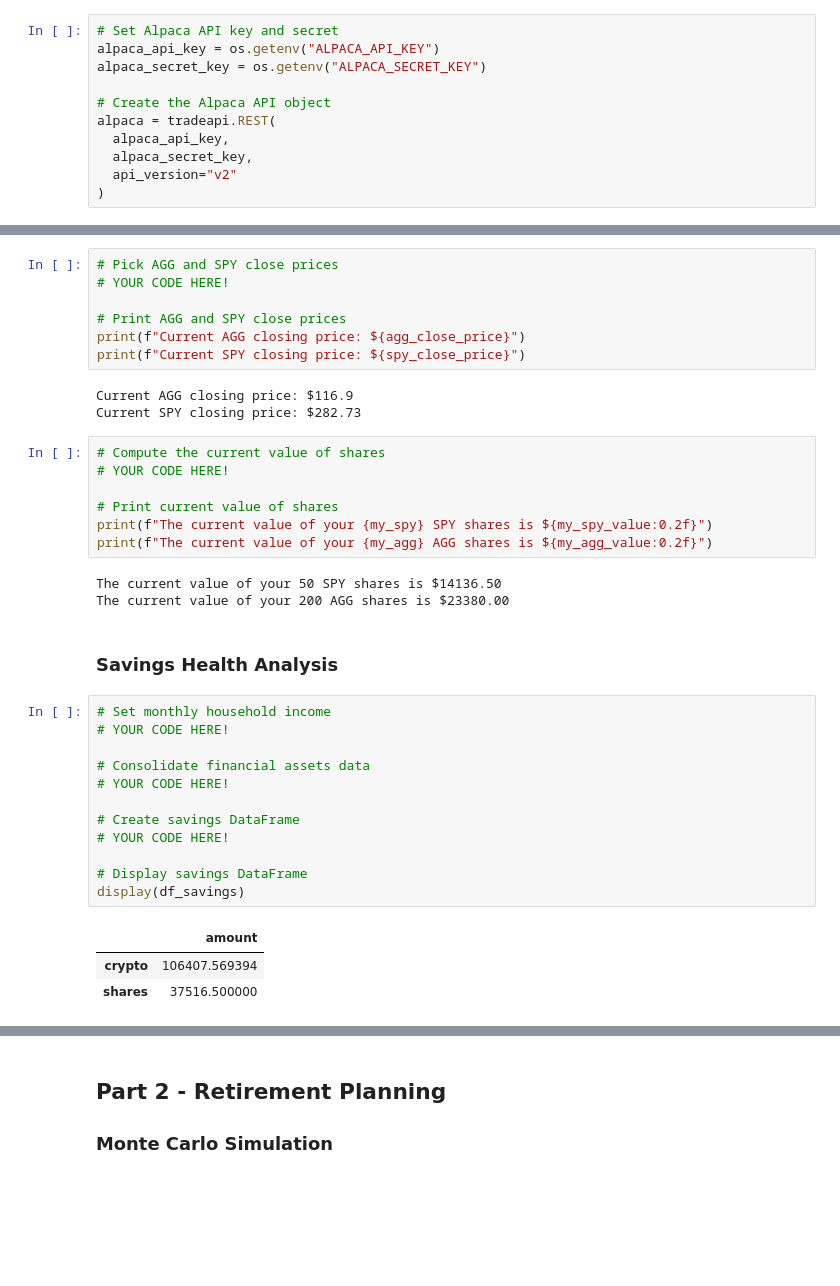
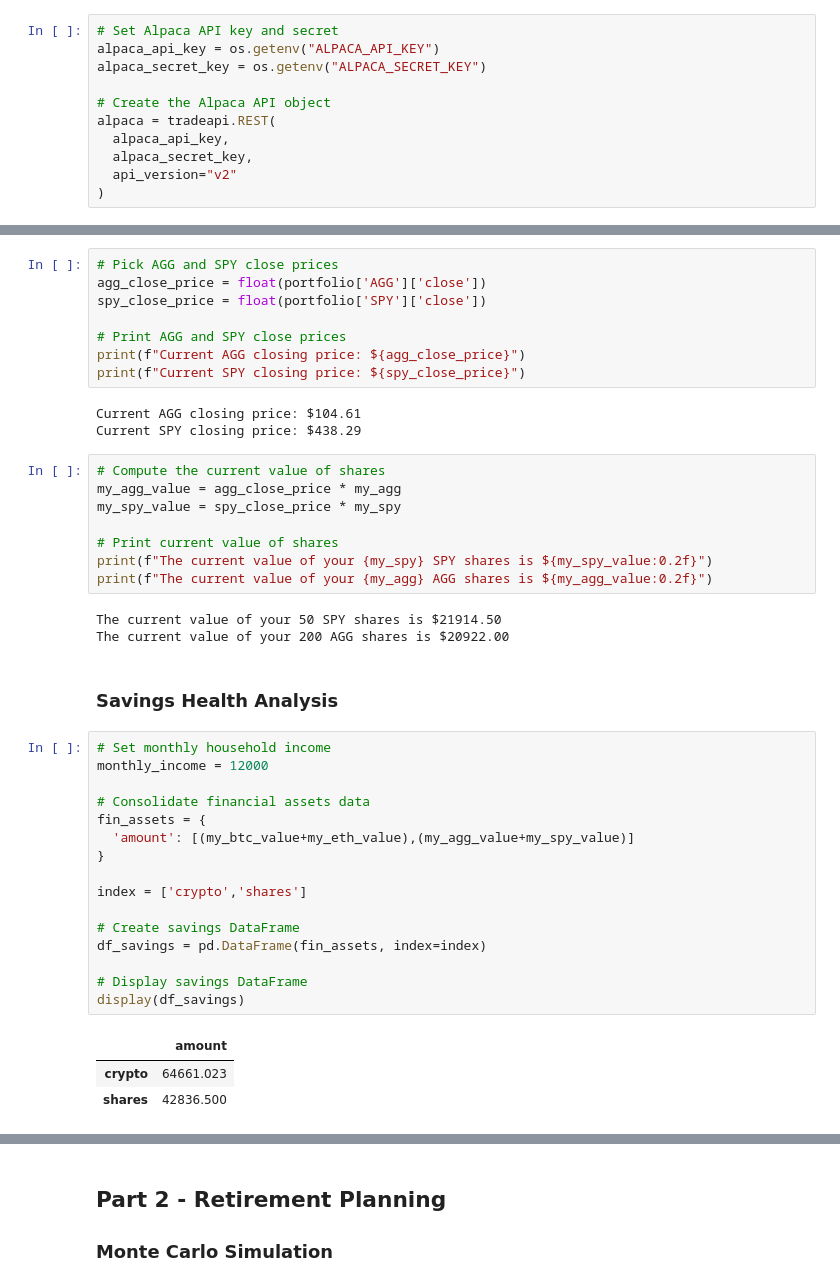
Before and after one commit to emersonwen/Rutgers_FinTech_Homework, a Jupyter notebook: Week-Five-Homework/Instructions/Starter_Code/financial-planner.ipynb, the cells around one changed output, grey strips where cells are left out. Saved outputs shown, nothing was run; the diff lists cells and outputs as text; blank space fills up the shorter version.

```diff
--- a/Week-Five-Homework/Instructions/Starter_Code/financial-planner.ipynb
+++ b/Week-Five-Homework/Instructions/Starter_Code/financial-planner.ipynb
@@ -103,39 +103,45 @@ portfolio
 | 2022-04-12 04:00:00+00:00 | 104.83 | 104.92 | 104.58 | 104.61 | 8448652 | 29955 | 104.740856 | 443.02 | 445.75 | 436.6501 | ... |
 # %%
 # Pick AGG and SPY close prices
-# YOUR CODE HERE!
+agg_close_price = float(portfolio['AGG']['close'])
+spy_close_price = float(portfolio['SPY']['close'])
 
 # Print AGG and SPY close prices
 print(f"Current AGG closing price: ${agg_close_price}")
 print(f"Current SPY closing price: ${spy_close_price}")
 # %% [output]
-Current AGG closing price: $116.9
-Current SPY closing price: $282.73
+Current AGG closing price: $104.61
+Current SPY closing price: $438.29
 # %%
 # Compute the current value of shares
-# YOUR CODE HERE!
+my_agg_value = agg_close_price * my_agg
+my_spy_value = spy_close_price * my_spy
 
 # Print current value of shares
 print(f"The current value of your {my_spy} SPY shares is ${my_spy_value:0.2f}")
 print(f"The current value of your {my_agg} AGG shares is ${my_agg_value:0.2f}")
 # %% [output]
-The current value of your 50 SPY shares is $14136.50
-The current value of your 200 AGG shares is $23380.00
+The current value of your 50 SPY shares is $21914.50
+The current value of your 200 AGG shares is $20922.00
 # %% [markdown]
 ### Savings Health Analysis
 # %%
 # Set monthly household income
-# YOUR CODE HERE!
+monthly_income = 12000
 
 # Consolidate financial assets data
-# YOUR CODE HERE!
+fin_assets = {
+  'amount': [(my_btc_value+my_eth_value),(my_agg_value+my_spy_value)]
+}
+
+index = ['crypto','shares']
 
 # Create savings DataFrame
-# YOUR CODE HERE!
+df_savings = pd.DataFrame(fin_assets, index=index)
 
 # Display savings DataFrame
 display(df_savings)
 # %% [output]
 |  | amount |
-| crypto | 106407.569394 |
-| shares | 37516.500000 |
+| crypto | 64661.023 |
+| shares | 42836.500 |
```
Also changed, not shown: parts of 7 cells of this notebook, 2 other files.
